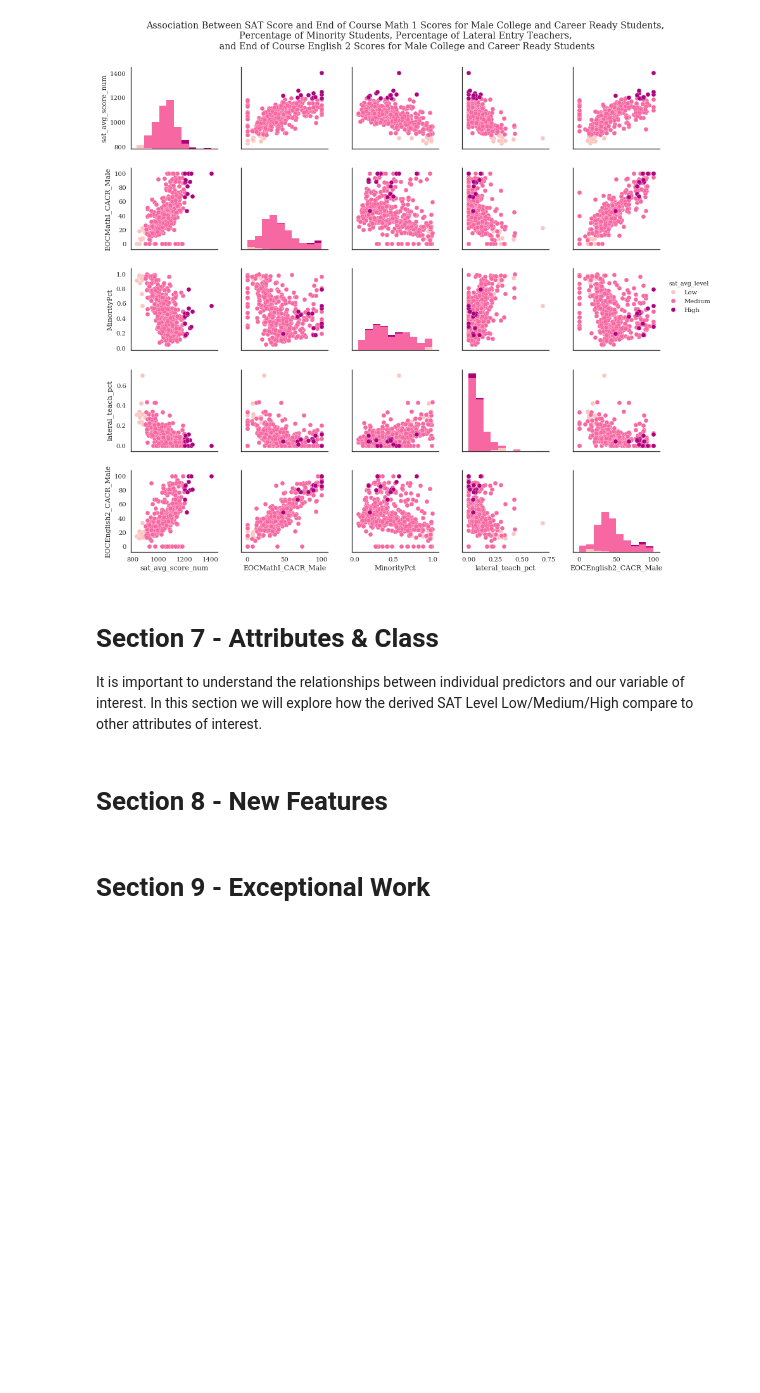
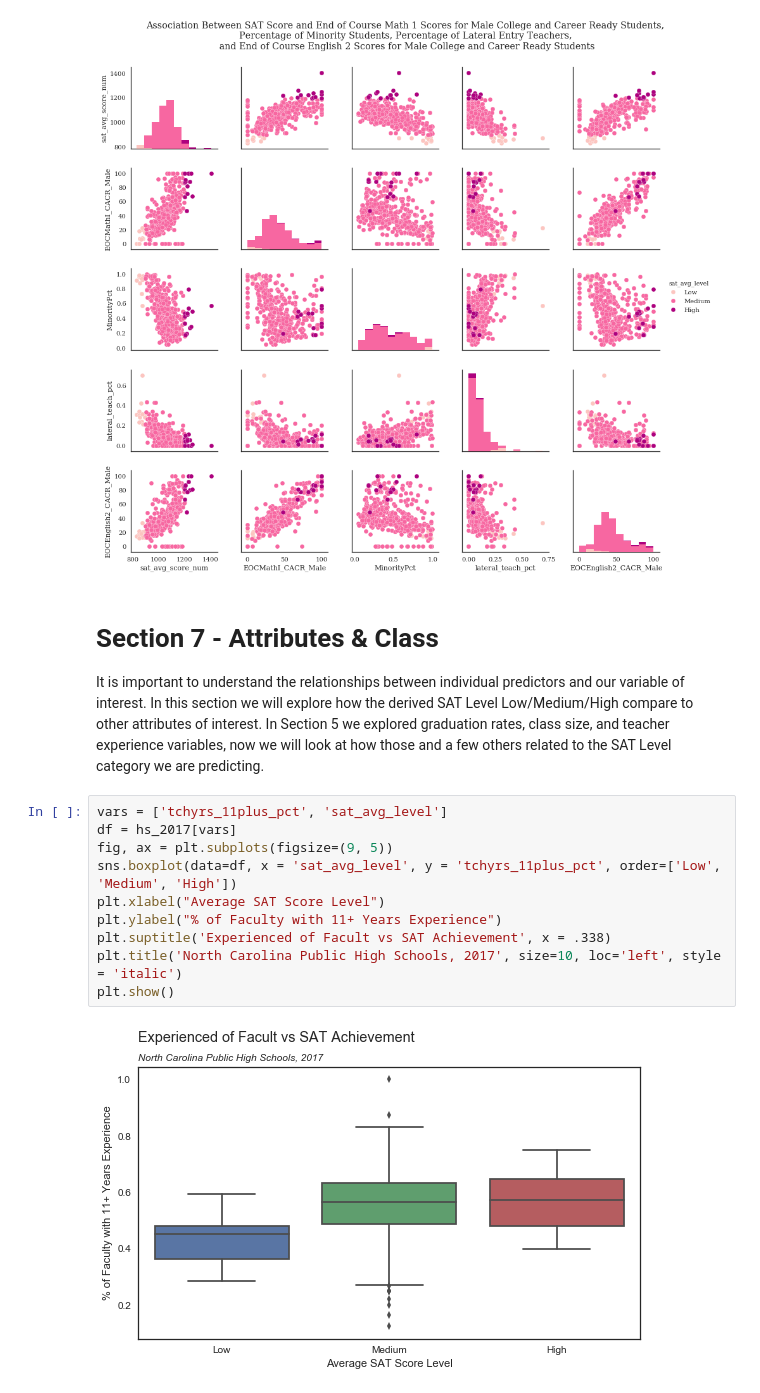
Before and after one commit to jeffweltman/MSDS7331, a Jupyter notebook: MSDS7331 - Lab 1.ipynb, the cells around one changed output. Drawn from its saved outputs; the diff is of its cells as text; blank space fills up the shorter version.

```diff
--- a/MSDS7331 - Lab 1.ipynb
+++ b/MSDS7331 - Lab 1.ipynb
@@ -1357,8 +1379,16 @@ ply.show()
 # %% [markdown]
 # Section 7 - Attributes & Class
 
-It is important to understand the relationships between individual predictors and our variable of interest. In this section we will explore how the derived SAT Level Low/Medium/High compare to other attributes of interest.
+It is important to understand the relationships between individual predictors and our variable of interest. In this section we will explore how the derived SAT Level Low/Medium/High compare to other attributes of interest. In Section 5 we explored graduation rates, class size, and teacher experience variables, now we will look at how those and a few others related to the SAT Level category we are predicting.
-# %% [markdown]
-# Section 8 - New Features
-# %% [markdown]
-# Section 9 - Exceptional Work
+# %%
+vars = ['tchyrs_11plus_pct', 'sat_avg_level']
+df = hs_2017[vars]
+fig, ax = plt.subplots(figsize=(9, 5))
+sns.boxplot(data=df, x = 'sat_avg_level', y = 'tchyrs_11plus_pct', order=['Low', 'Medium', 'High'])
+plt.xlabel("Average SAT Score Level")
+plt.ylabel("% of Faculty with 11+ Years Experience")
+plt.suptitle('Experienced of Facult vs SAT Achievement', x = .338)
+plt.title('North Carolina Public High Schools, 2017', size=10, loc='left', style = 'italic')
+plt.show()
+# %% [output]
+[figure, added]
```
Also changed, not shown: parts of 28 cells of this notebook.
